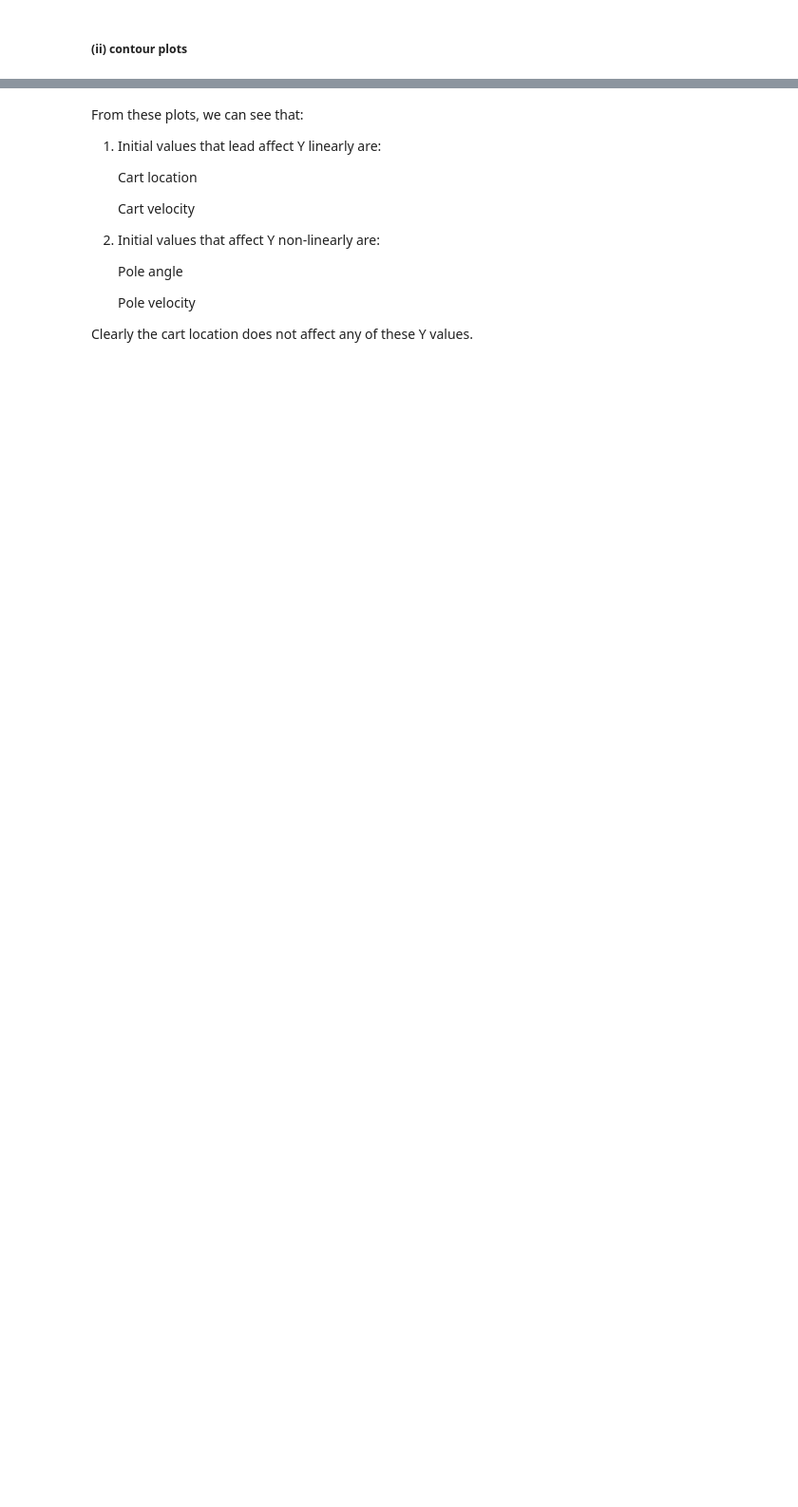
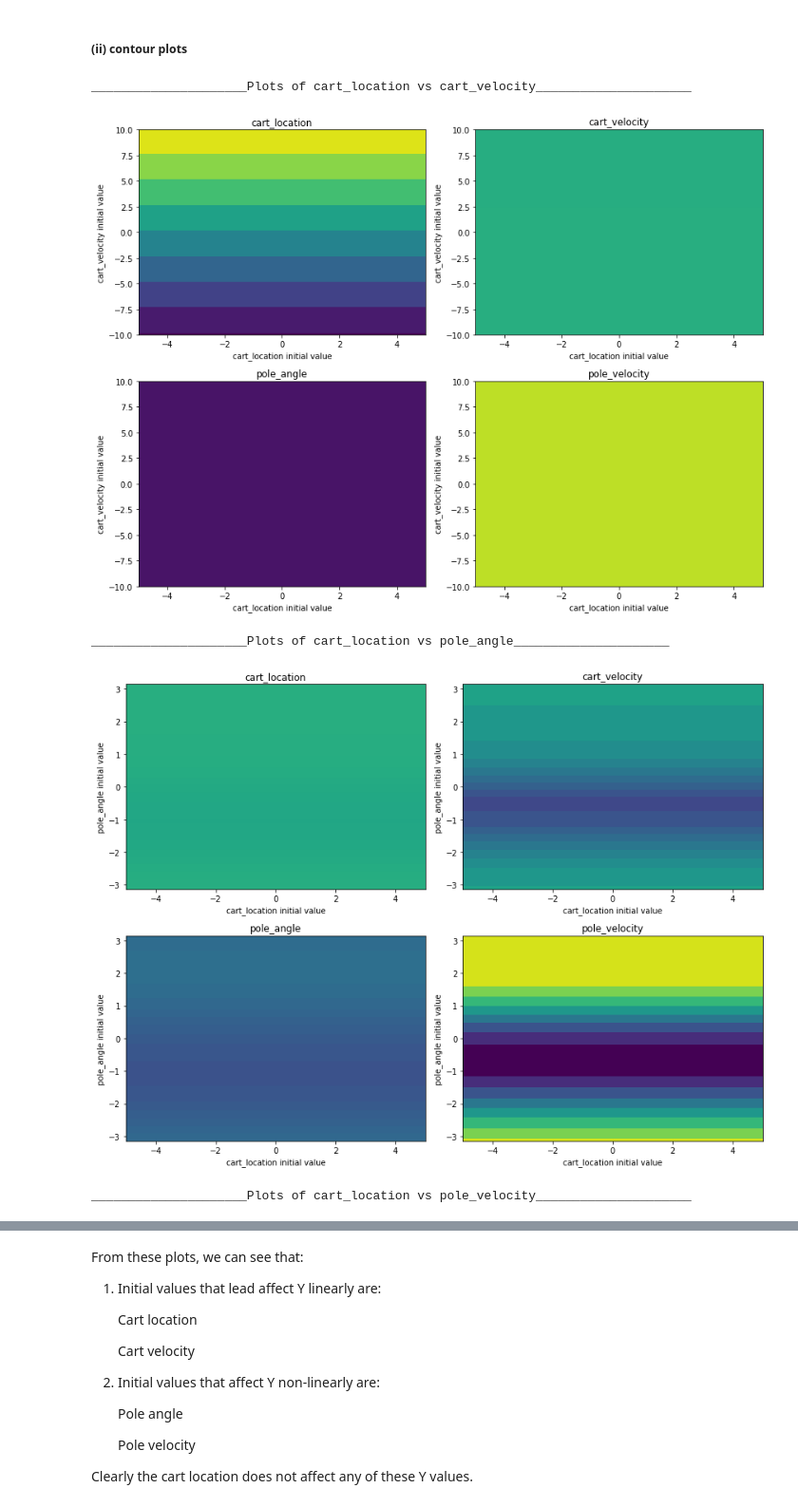
Before and after one commit to jordanesmith/SF3-Machine-Learning-Project, a Jupyter notebook: MyCode.ipynb, the cells around one changed output, grey strips where cells are left out. Shown at 95% size. Cells and saved outputs as stored; diff of their text form; code cells hidden in the pictures; blank space fills up the shorter version.

```diff
--- a/MyCode.ipynb
+++ b/MyCode.ipynb
@@ -275,8 +275,14 @@ def plot_y_contour_as_difference_in_x(index_pair, range_x_pair):
     axs[1,1].set_ylabel('{} initial value'.format(index_to_variable[index_2]))
     fig.tight_layout()
 # %%
-# for index_pair in list_of_index_pairs:
-#     print('_____________________Plots of {} vs {}_____________________'.format(index_to_variable[index_pair[0]],index_to_variable[index_pair[1]]))
-#     plot_y_contour_as_difference_in_x(index_pair, range_x_pair_finder(index_pair))
-#     plt.show()
-#     plt.close()
+for index_pair in list_of_index_pairs:
+    print('_____________________Plots of {} vs {}_____________________'.format(index_to_variable[index_pair[0]],index_to_variable[index_pair[1]]))
+    plot_y_contour_as_difference_in_x(index_pair, range_x_pair_finder(index_pair))
+    plt.show()
+    plt.close()
+# %% [output]
+_____________________Plots of cart_location vs cart_velocity_____________________
+[figure, added]
+_____________________Plots of cart_location vs pole_angle_____________________
+[figure, added]
+_____________________Plots of cart_location vs pole_velocity_____________________
```
Also changed, not shown: parts of 10 cells of this notebook.
